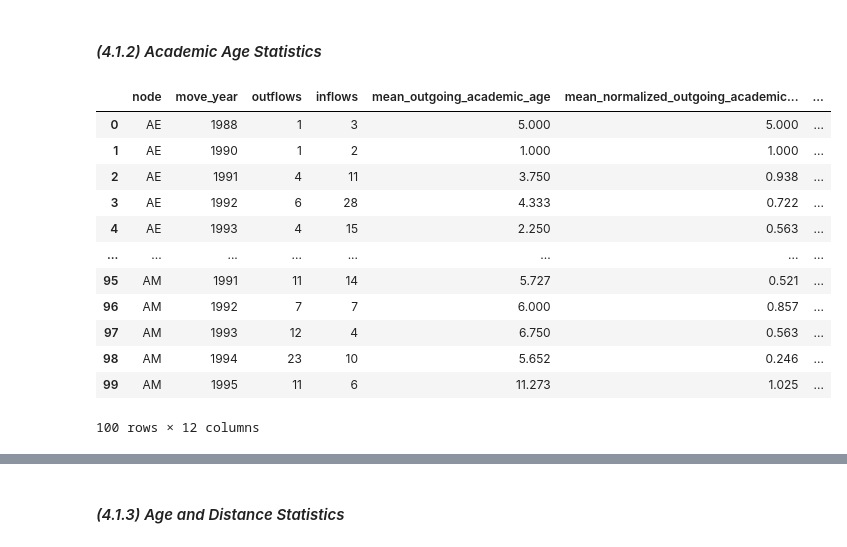
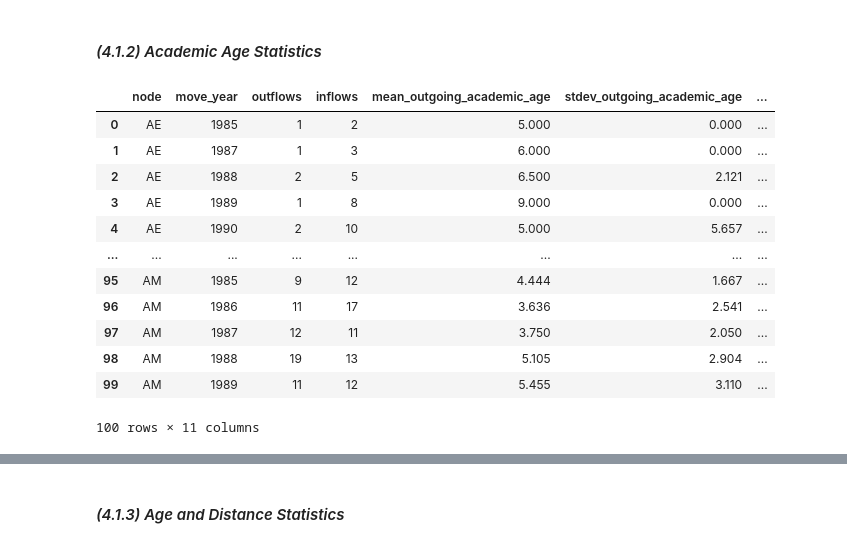
Before and after one commit to MarciaFG/SciFlows-notebooks, a Jupyter notebook: DEBUG_COUNTRY_Flows_1980_2022_first_level_for.ipynb, the cells around one changed output, grey strips where cells are left out. Drawn from its saved outputs; the diff is of its cells as text; code cells hidden in the pictures.

```diff
--- a/DEBUG_COUNTRY_Flows_1980_2022_first_level_for.ipynb
+++ b/DEBUG_COUNTRY_Flows_1980_2022_first_level_for.ipynb
@@ -823,7 +1049,6 @@ LIMIT 50;
 # %% [markdown]
 #### *(4.1.2) Academic Age Statistics*
 # %%
-# Let's average the academic age at the level of institutions
 %%bigquery --project $project_id
 
 CREATE OR REPLACE TABLE cshdimensionstest.test.flows_1980_2022_age_statistics_country AS
@@ -835,7 +1060,8 @@ WITH outgoing AS (
     COUNT(DISTINCT researcher_ids) AS num_researchers,
     IFNULL(SUM(outgoing_academic_age), 0) AS sum_outgoing_academic_age,
     ROUND(IFNULL(STDDEV(outgoing_academic_age), 0), 3) AS stdev_outgoing_academic_age,
-    ROUND(IFNULL(APPROX_QUANTILES(outgoing_academic_age, 3)[OFFSET(1)], 0), 3) AS median_outgoing_academic_age
+    ROUND(IFNULL(APPROX_QUANTILES(outgoing_academic_age, 3)[OFFSET(1)], 0), 3) AS median_outgoing_academic_age,
+    ROUND(IFNULL(SUM(outgoing_academic_age) / COUNT(DISTINCT researcher_ids), 0), 3) AS mean_outgoing_academic_age
   FROM cshdimensionstest.test.flows_1980_2022_age_1_country
   GROUP BY unit1, p2
 ),
@@ -843,51 +1069,50 @@ incoming AS (
   SELECT
     unit2 as node,
     p2 as move_year,
     COUNT(DISTINCT researcher_ids) AS num_researchers,
     IFNULL(SUM(incoming_academic_age), 0) AS sum_incoming_academic_age,
     ROUND(IFNULL(STDDEV(incoming_academic_age), 0), 3) AS stdev_incoming_academic_age,
-    ROUND(IFNULL(APPROX_QUANTILES(incoming_academic_age, 3)[OFFSET(1)], 0), 3) AS median_incoming_academic_age
+    ROUND(IFNULL(APPROX_QUANTILES(incoming_academic_age, 3)[OFFSET(1)], 0), 3) AS median_incoming_academic_age,
+    ROUND(IFNULL(SUM(incoming_academic_age) / COUNT(DISTINCT researcher_ids), 0), 3) AS mean_incoming_academic_age
   FROM cshdimensionstest.test.flows_1980_2022_age_1_country
   GROUP BY unit2, p2
 ),
 age_aggregated AS (
   SELECT
     a.node,
     a.move_year,
     IFNULL(a.num_researchers, 0) as outflows,
     IFNULL(b.num_researchers, 0) as inflows,
-    ROUND(IFNULL(a.sum_outgoing_academic_age / a.num_researchers, 0), 3) AS mean_outgoing_academic_age,
-    ROUND(IFNULL(a.sum_outgoing_academic_age / (a.num_researchers * a.num_researchers), 0), 3) AS mean_normalized_outgoing_academic_age,
+    a.mean_outgoing_academic_age,
+    IFNULL(stdev_outgoing_academic_age, 0) AS stdev_outgoing_academic_age,
     IFNULL(median_outgoing_academic_age, 0) AS median_outgoing_academic_age,
-    IFNULL(stdev_outgoing_academic_age, 0) AS stdev_outgoing_academic_age,
-    ROUND(IFNULL(b.sum_incoming_academic_age / b.num_researchers, 0), 3) AS mean_incoming_academic_age,
-    ROUND(IFNULL(b.sum_incoming_academic_age / (b.num_researchers * b.num_researchers), 0), 3) AS mean_normalized_incoming_academic_age,
+    b.mean_incoming_academic_age,
+    IFNULL(stdev_incoming_academic_age, 0) AS stdev_incoming_academic_age,
     IFNULL(median_incoming_academic_age, 0) AS median_incoming_academic_age,
-    IFNULL(stdev_incoming_academic_age, 0) AS stdev_incoming_academic_age
+    CASE WHEN a.mean_outgoing_academic_age > 0 THEN ROUND(b.mean_incoming_academic_age / a.mean_outgoing_academic_age, 3) ELSE NULL END AS academic_age_ratio
   FROM outgoing a
   LEFT JOIN incoming b
   ON a.node = b.node AND a.move_year = b.move_year
 )
 SELECT *
 FROM age_aggregated
 ORDER BY node, move_year;
 
-
 SELECT *
 FROM cshdimensionstest.test.flows_1980_2022_age_statistics_country
 ORDER BY node, move_year
 LIMIT 100;
 # %% [output]
-|  | node | move_year | outflows | inflows | mean_outgoing_academic_age | mean_normalized_outgoing_academic... | ... |
-| 0 | AE | 1988 | 1 | 3 | 5.000 | 5.000 | ... |
-| 1 | AE | 1990 | 1 | 2 | 1.000 | 1.000 | ... |
-| 2 | AE | 1991 | 4 | 11 | 3.750 | 0.938 | ... |
-| 3 | AE | 1992 | 6 | 28 | 4.333 | 0.722 | ... |
-| 4 | AE | 1993 | 4 | 15 | 2.250 | 0.563 | ... |
+|  | node | move_year | outflows | inflows | mean_outgoing_academic_age | stdev_outgoing_academic_age | ... |
+| 0 | AE | 1985 | 1 | 2 | 5.000 | 0.000 | ... |
+| 1 | AE | 1987 | 1 | 3 | 6.000 | 0.000 | ... |
+| 2 | AE | 1988 | 2 | 5 | 6.500 | 2.121 | ... |
+| 3 | AE | 1989 | 1 | 8 | 9.000 | 0.000 | ... |
+| 4 | AE | 1990 | 2 | 10 | 5.000 | 5.657 | ... |
 | ... | ... | ... | ... | ... | ... | ... | ... |
-| 95 | AM | 1991 | 11 | 14 | 5.727 | 0.521 | ... |
-| 96 | AM | 1992 | 7 | 7 | 6.000 | 0.857 | ... |
-| 97 | AM | 1993 | 12 | 4 | 6.750 | 0.563 | ... |
-| 98 | AM | 1994 | 23 | 10 | 5.652 | 0.246 | ... |
-| 99 | AM | 1995 | 11 | 6 | 11.273 | 1.025 | ... |
+| 95 | AM | 1985 | 9 | 12 | 4.444 | 1.667 | ... |
+| 96 | AM | 1986 | 11 | 17 | 3.636 | 2.541 | ... |
+| 97 | AM | 1987 | 12 | 11 | 3.750 | 2.050 | ... |
+| 98 | AM | 1988 | 19 | 13 | 5.105 | 2.904 | ... |
+| 99 | AM | 1989 | 11 | 12 | 5.455 | 3.110 | ... |
-100 rows × 12 columns
+100 rows × 11 columns
```
Also changed, not shown: parts of 77 cells of this notebook.
